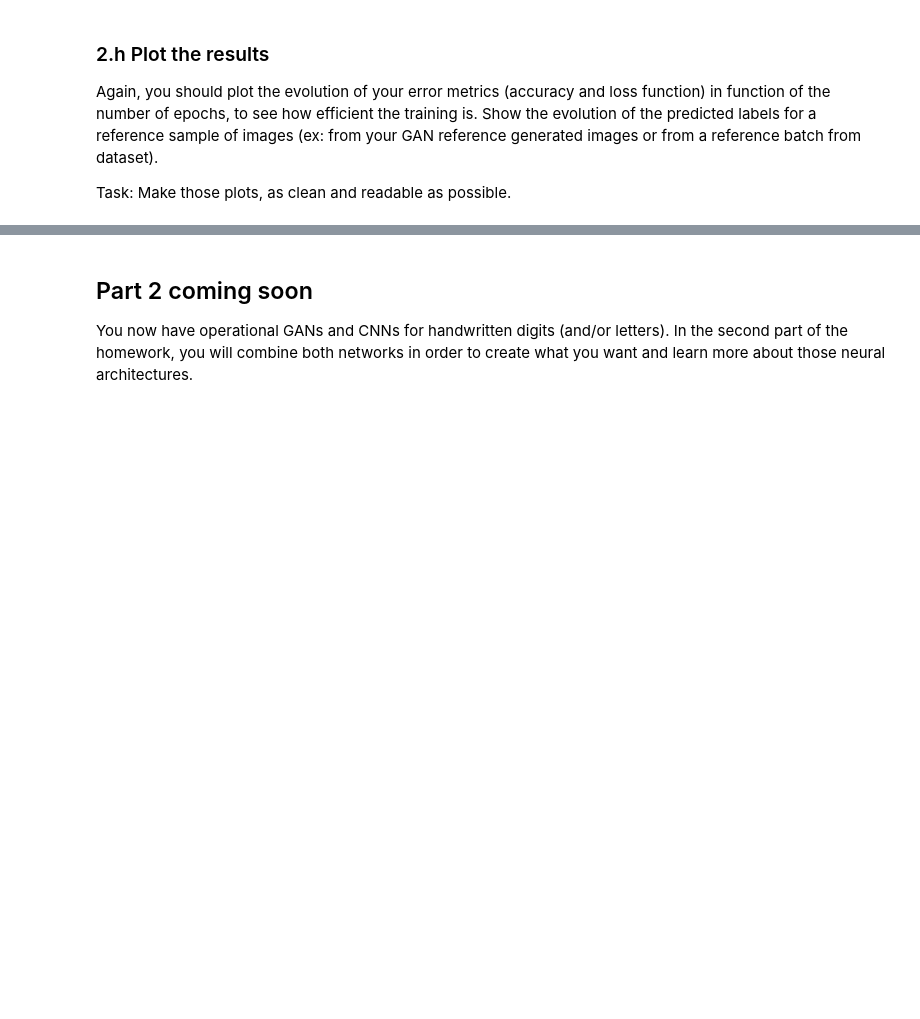
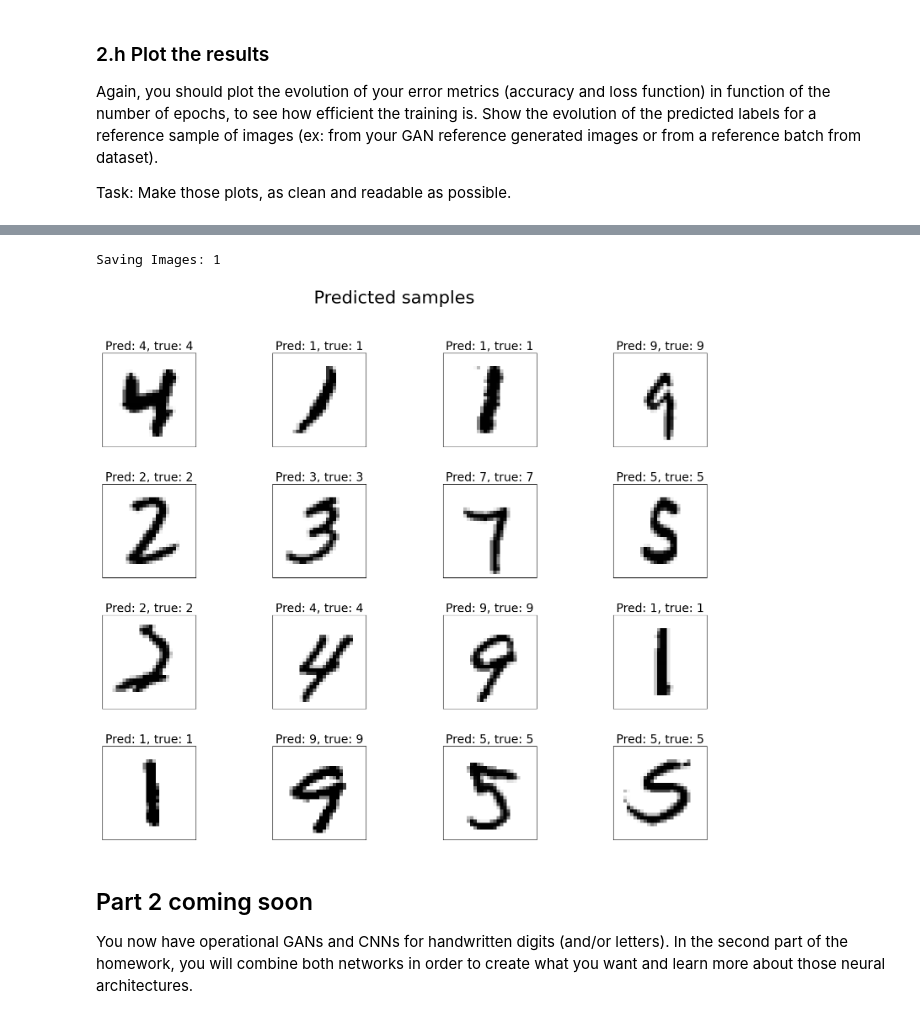
Before and after one commit to Pietro-Gavazzi/linma2472-project, a Jupyter notebook: project3/siqi.ipynb, the cells around one changed output, grey strips where cells are left out. Cells and saved outputs as stored; diff of their text form; code cells hidden in the pictures; blank space fills up the shorter version.

```diff
--- a/project3/siqi.ipynb
+++ b/project3/siqi.ipynb
@@ -1188,3 +1125,18 @@ for i, data in enumerate(data_loader, 0):
+# %%
+def plot_cnn_prediction(classifier, data_loader, min=0, max=5):
+    for i, data in enumerate(data_loader, 0):
+        if i in range(min, max):
+            X = data[0].to(device)
+            y_true = data[1].to(device)
+            result = classifier(X)
+            y_hat = classifier.predictLabels(result)[0]
+            print("Saving Images: %d" % (i+1))
+            showImages(X, true_labels=y_true, predicted_labels=y_hat, predicted=True)
+# %%
+plot_cnn_prediction(cnn, test_loader, min=0, max=1)
+# %% [output]
+Saving Images: 1
+[figure, added]
 # %% [markdown]
 ## Part 2 coming soon
 You now have operational GANs and CNNs for handwritten digits (and/or letters). In the second part of the homework, you will combine both networks in order to create what you want and learn more about those neural architectures.
```
Also changed, not shown: parts of 20 cells of this notebook, 3 other files.
